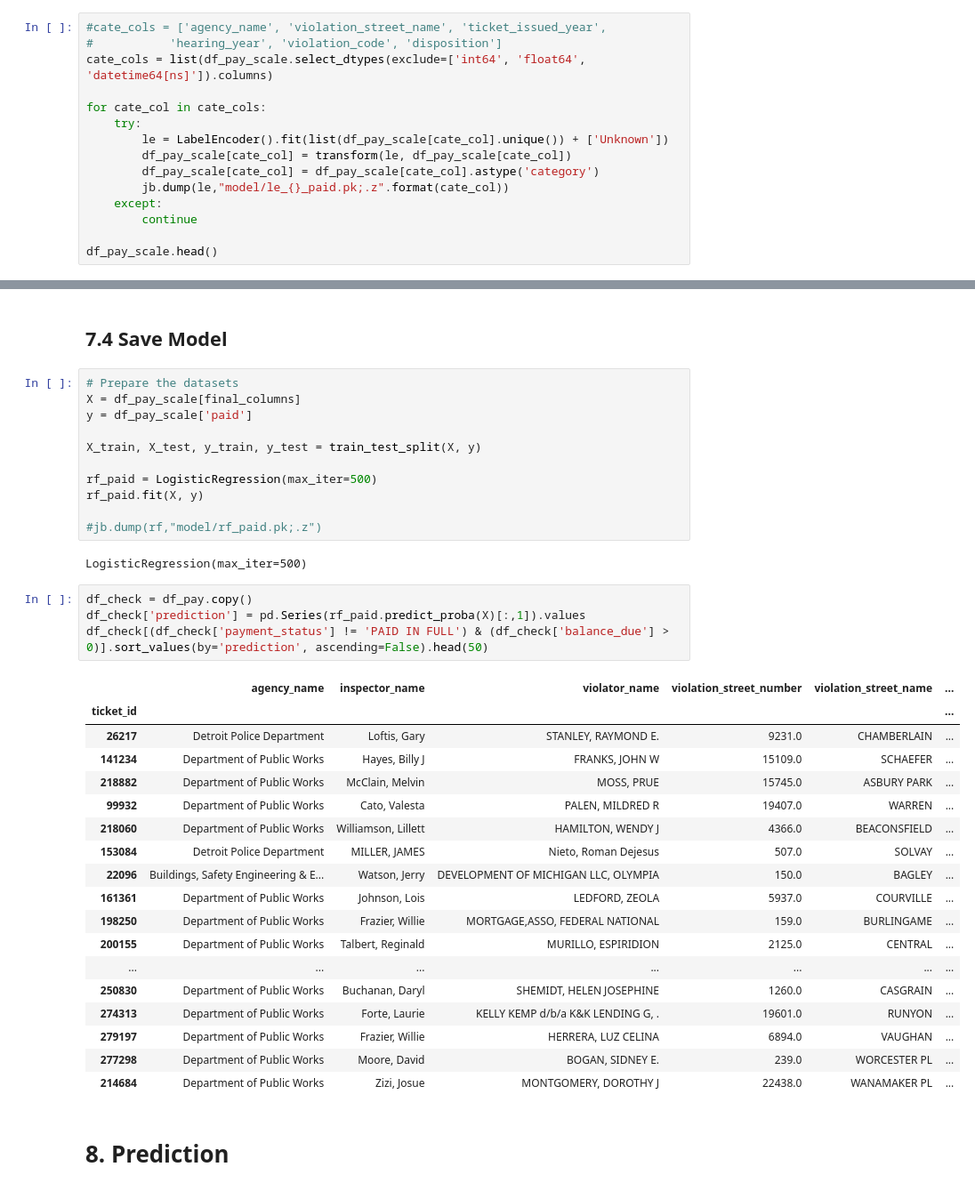
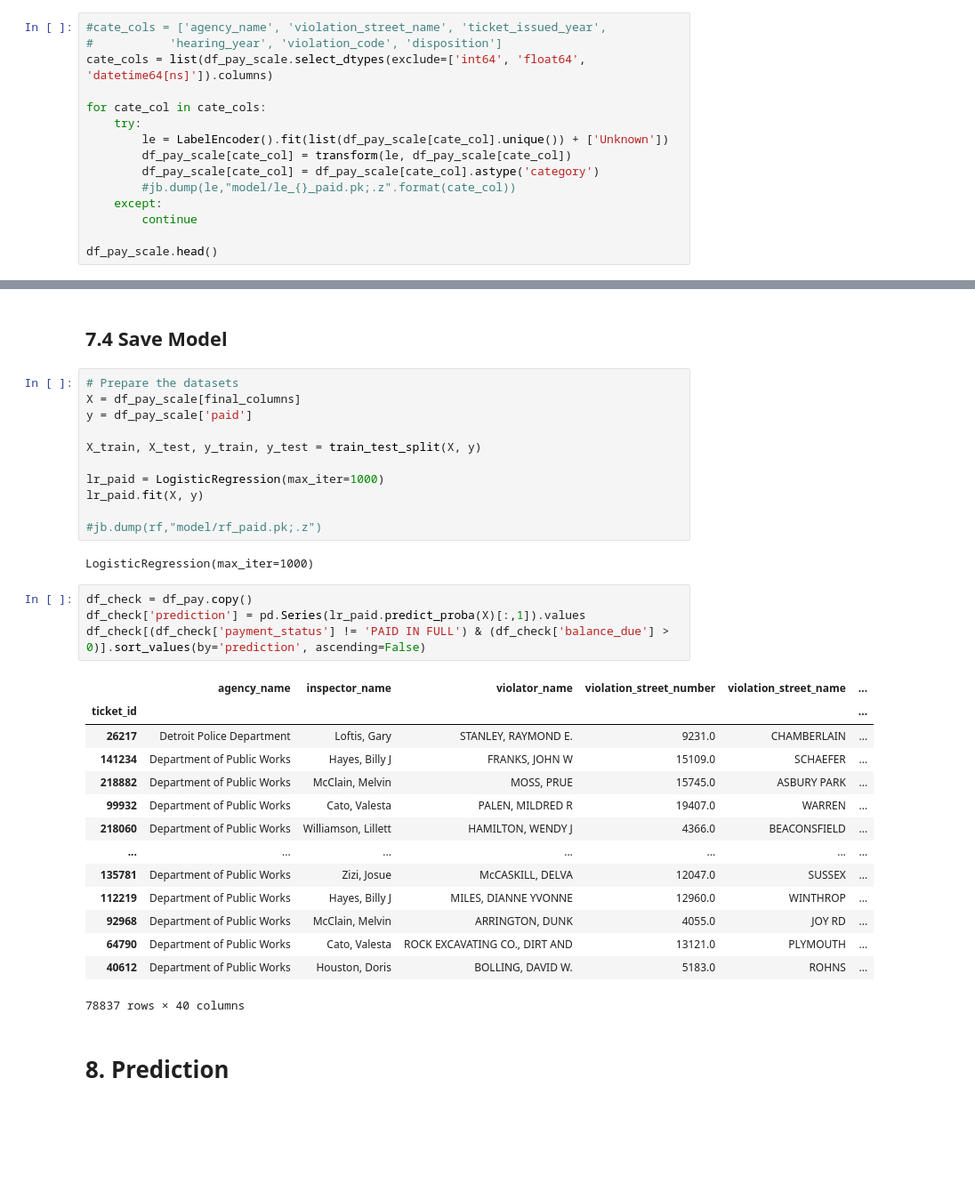
Before and after one commit to henriqueumeda/Property-Maintenance-Blight-Ticket-Fines, a Jupyter notebook: Property Maintenance Blight Ticket Fines.ipynb, the cells around one changed output, grey strips where cells are left out. Shown at 89% size. Drawn from its saved outputs; the diff is of its cells as text; blank space fills up the shorter version.

Commit message:
Selection of model in paid df

```diff
--- a/Property Maintenance Blight Ticket Fines.ipynb
+++ b/Property Maintenance Blight Ticket Fines.ipynb
@@ -2060,7 +2059,7 @@ for cate_col in cate_cols:
         le = LabelEncoder().fit(list(df_pay_scale[cate_col].unique()) + ['Unknown'])
         df_pay_scale[cate_col] = transform(le, df_pay_scale[cate_col])
         df_pay_scale[cate_col] = df_pay_scale[cate_col].astype('category')
-        jb.dump(le,"model/le_{}_paid.pk;.z".format(cate_col))
+        #jb.dump(le,"model/le_{}_paid.pk;.z".format(cate_col))
     except:
         continue
 
@@ -2283,35 +2327,31 @@ y = df_pay_scale['paid']
 
 X_train, X_test, y_train, y_test = train_test_split(X, y)
 
-rf_paid = LogisticRegression(max_iter=500)
-rf_paid.fit(X, y)
+lr_paid = LogisticRegression(max_iter=1000)
+lr_paid.fit(X, y)
 
 #jb.dump(rf,"model/rf_paid.pk;.z")
 # %% [output]
-LogisticRegression(max_iter=500)
+LogisticRegression(max_iter=1000)
 # %%
 df_check = df_pay.copy()
-df_check['prediction'] = pd.Series(rf_paid.predict_proba(X)[:,1]).values
-df_check[(df_check['payment_status'] != 'PAID IN FULL') & (df_check['balance_due'] > 0)].sort_values(by='prediction', ascending=False).head(50)
+df_check['prediction'] = pd.Series(lr_paid.predict_proba(X)[:,1]).values
+df_check[(df_check['payment_status'] != 'PAID IN FULL') & (df_check['balance_due'] > 0)].sort_values(by='prediction', ascending=False)
 # %% [output]
 |  | agency_name | inspector_name | violator_name | violation_street_number | violation_street_name | ... |
 | ticket_id |  |  |  |  |  | ... |
 | 26217 | Detroit Police Department | Loftis, Gary | STANLEY, RAYMOND E. | 9231.0 | CHAMBERLAIN | ... |
 | 141234 | Department of Public Works | Hayes, Billy J | FRANKS, JOHN W | 15109.0 | SCHAEFER | ... |
 | 218882 | Department of Public Works | McClain, Melvin | MOSS, PRUE | 15745.0 | ASBURY PARK | ... |
 | 99932 | Department of Public Works | Cato, Valesta | PALEN, MILDRED R | 19407.0 | WARREN | ... |
 | 218060 | Department of Public Works | Williamson, Lillett | HAMILTON, WENDY J | 4366.0 | BEACONSFIELD | ... |
-| 153084 | Detroit Police Department | MILLER, JAMES | Nieto, Roman Dejesus | 507.0 | SOLVAY | ... |
-| 22096 | Buildings, Safety Engineering & E... | Watson, Jerry | DEVELOPMENT OF MICHIGAN LLC, OLYMPIA | 150.0 | BAGLEY | ... |
-| 161361 | Department of Public Works | Johnson, Lois | LEDFORD, ZEOLA | 5937.0 | COURVILLE | ... |
-| 198250 | Department of Public Works | Frazier, Willie | MORTGAGE,ASSO, FEDERAL NATIONAL | 159.0 | BURLINGAME | ... |
-| 200155 | Department of Public Works | Talbert, Reginald | MURILLO, ESPIRIDION | 2125.0 | CENTRAL | ... |
 | ... | ... | ... | ... | ... | ... | ... |
-| 250830 | Department of Public Works | Buchanan, Daryl | SHEMIDT, HELEN JOSEPHINE | 1260.0 | CASGRAIN | ... |
-| 274313 | Department of Public Works | Forte, Laurie | KELLY KEMP d/b/a K&K LENDING G, . | 19601.0 | RUNYON | ... |
-| 279197 | Department of Public Works | Frazier, Willie | HERRERA, LUZ CELINA | 6894.0 | VAUGHAN | ... |
-| 277298 | Department of Public Works | Moore, David | BOGAN, SIDNEY E. | 239.0 | WORCESTER PL | ... |
-| 214684 | Department of Public Works | Zizi, Josue | MONTGOMERY, DOROTHY J | 22438.0 | WANAMAKER PL | ... |
+| 135781 | Department of Public Works | Zizi, Josue | McCASKILL, DELVA | 12047.0 | SUSSEX | ... |
+| 112219 | Department of Public Works | Hayes, Billy J | MILES, DIANNE YVONNE | 12960.0 | WINTHROP | ... |
+| 92968 | Department of Public Works | McClain, Melvin | ARRINGTON, DUNK | 4055.0 | JOY RD | ... |
+| 64790 | Department of Public Works | Cato, Valesta | ROCK EXCAVATING CO., DIRT AND | 13121.0 | PLYMOUTH | ... |
+| 40612 | Department of Public Works | Houston, Doris | BOLLING, DAVID W. | 5183.0 | ROHNS | ... |
+78837 rows × 40 columns
 # %% [markdown]
 # 8. Prediction <a class='anchor' id='8.'></a>
 # %%
```
Also changed, not shown: parts of 9 cells of this notebook.
